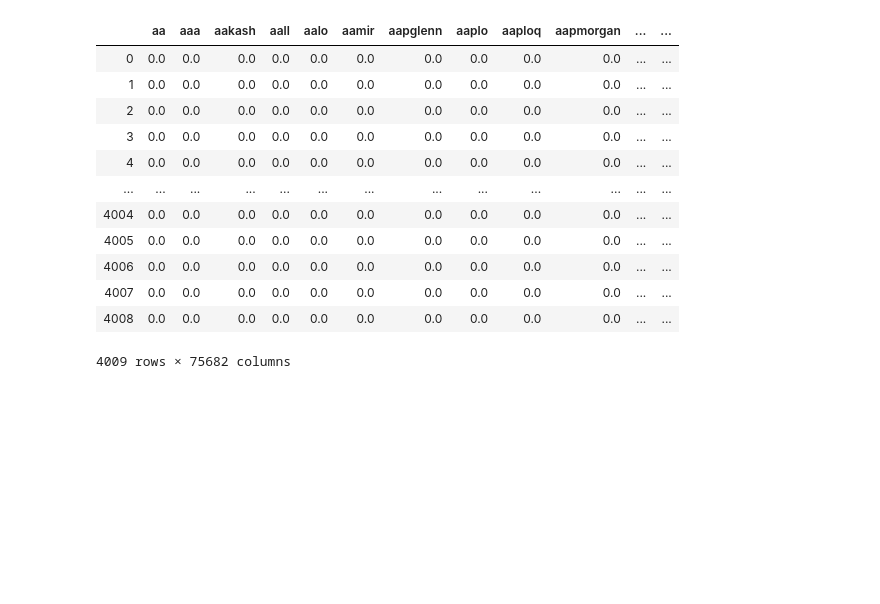
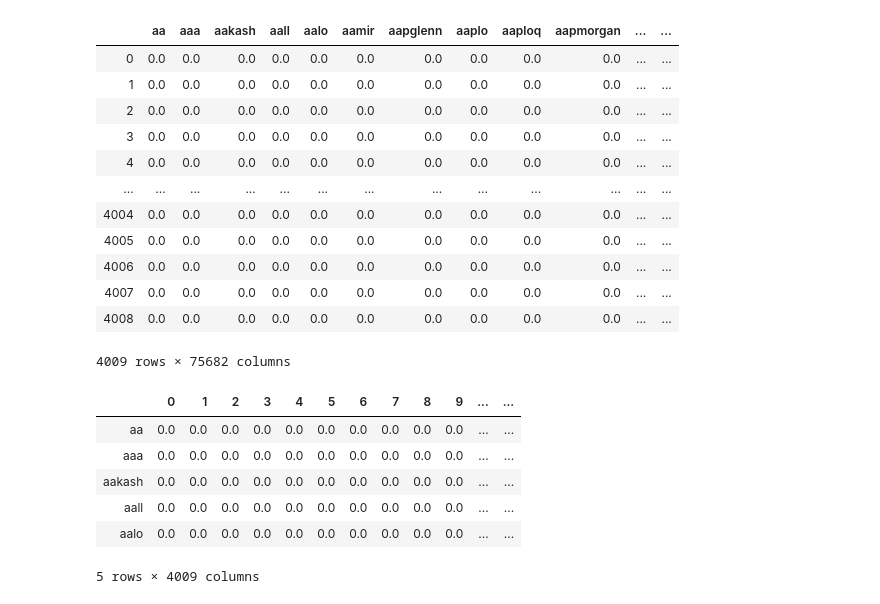
Before and after one commit to niel98/Fake-News-Detection, a Jupyter notebook: fake news project alpha.ipynb, the cells around one changed output. Drawn from its saved outputs; the diff is of its cells as text; code cells hidden in the pictures; blank space fills up the shorter version.

```diff
--- a/fake news project alpha.ipynb
+++ b/fake news project alpha.ipynb
@@ -119,3 +119,17 @@ import pickle
 
 data_clean.to_pickle('data_clean.pkl')
 pickle.dump(tf, open('cv.pkl', 'wb'))
+# %%
+#Data cleaning is complete now we go on to EDA to see if the data we have makes sense
+#lets find the top words that are mostly used in fake news and true news
+
+data_dtm = data_dtm.transpose()
+data_dtm.head()
+# %% [output]
+|  | 0 | 1 | 2 | 3 | 4 | 5 | 6 | 7 | 8 | 9 | ... | ... |
+| aa | 0.0 | 0.0 | 0.0 | 0.0 | 0.0 | 0.0 | 0.0 | 0.0 | 0.0 | 0.0 | ... | ... |
+| aaa | 0.0 | 0.0 | 0.0 | 0.0 | 0.0 | 0.0 | 0.0 | 0.0 | 0.0 | 0.0 | ... | ... |
+| aakash | 0.0 | 0.0 | 0.0 | 0.0 | 0.0 | 0.0 | 0.0 | 0.0 | 0.0 | 0.0 | ... | ... |
+| aall | 0.0 | 0.0 | 0.0 | 0.0 | 0.0 | 0.0 | 0.0 | 0.0 | 0.0 | 0.0 | ... | ... |
+| aalo | 0.0 | 0.0 | 0.0 | 0.0 | 0.0 | 0.0 | 0.0 | 0.0 | 0.0 | 0.0 | ... | ... |
+5 rows × 4009 columns
```
Also changed, not shown: parts of 6 cells of this notebook.
